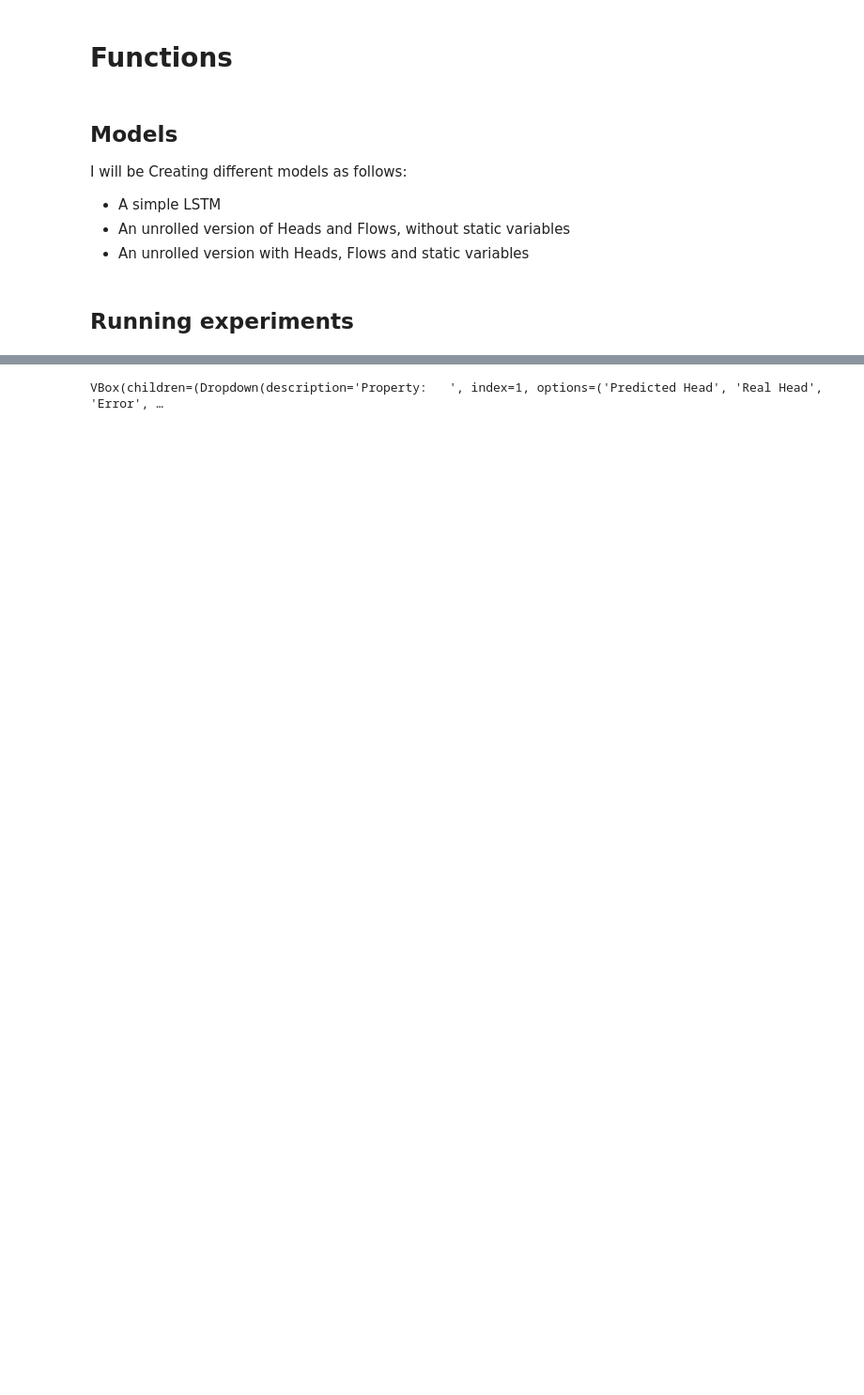
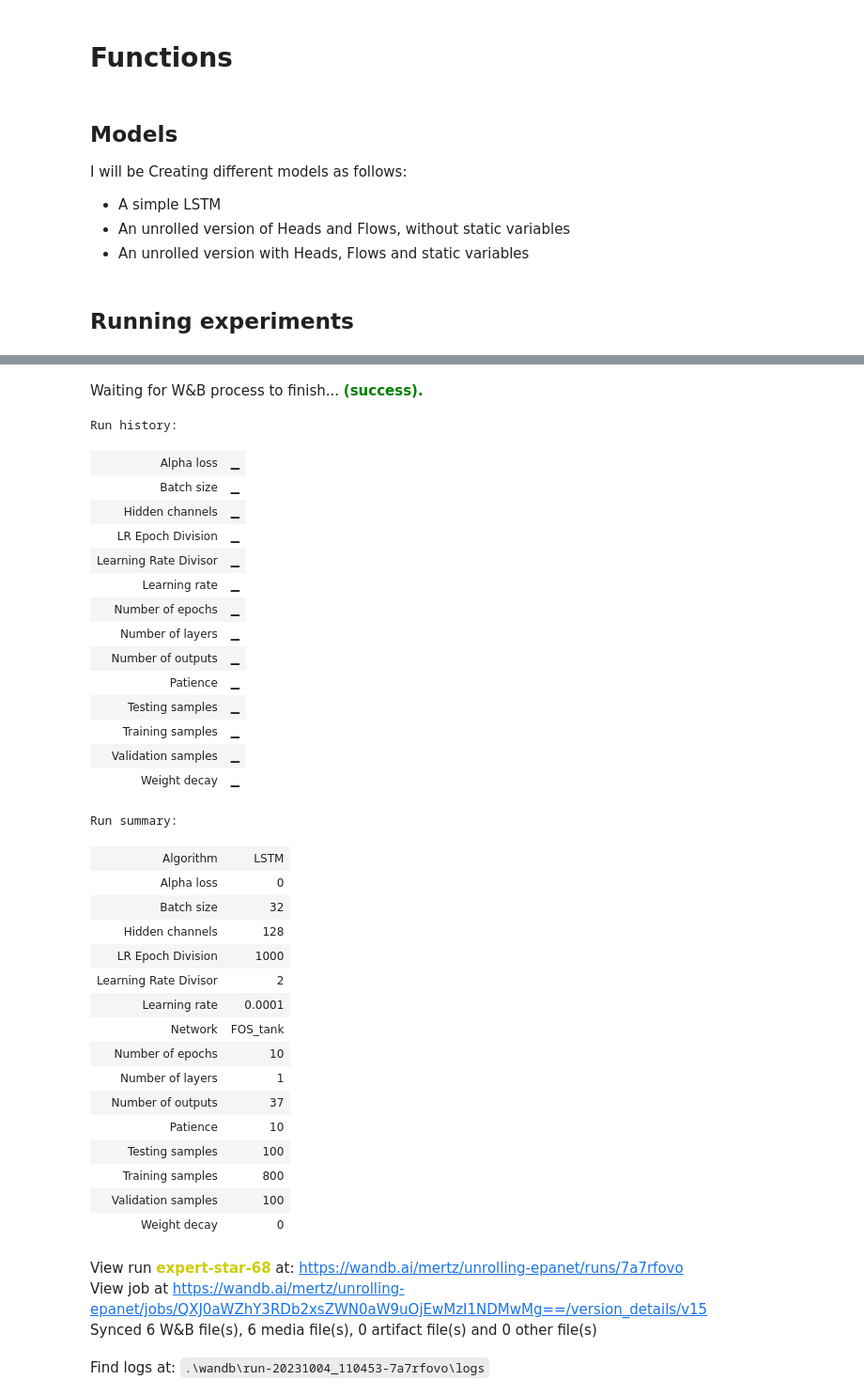
Before and after one commit to albertsolaroca/GGANet, a Jupyter notebook: main_unrolling/nick_modelling.ipynb, the cells around one changed output, grey strips where cells are left out. Shown at 94% size. Drawn from its saved outputs; the diff is of its cells as text; code cells hidden in the pictures; blank space fills up the shorter version.

```diff
--- a/main_unrolling/nick_modelling.ipynb
+++ b/main_unrolling/nick_modelling.ipynb
@@ -718,6 +731,7 @@ Early Stopping
 # %%
 from utils.Dashboard import Dashboard
 from IPython.display import display
+import plotly.io as pio
 
 _,_,_, pred, real, time = testing(model, val_loader)
 pred = pred.reshape(-1,n_nodes)
@@ -727,6 +741,24 @@ real = real.reshape(-1,n_nodes)
 type_array = (val_database[0].type_1H == 0) | (val_database[0].type_1H == 2)
 d = Dashboard(pd.DataFrame(real[0:24, :]),pd.DataFrame(pred[0:24, :]),to_networkx(val_dataset[0],node_attrs=['pos', 'ID']),type_array)
 f = d.display_results()
-display(f)
+
+for i in [0, 1, 7, 36]:
+	plt.plot(real[0:24, i], label="Real")
+	plt.plot(pred[0:24, i], label="Predicted")
+	plt.ylabel('Head')
+	plt.xlabel('Timestep')
+	plt.legend()
+	wandb.log({f'Node {i}': wandb.Image(plt)})
+	plt.close()
+
+# Create a table
+
+# Add Plotly figure as HTML file into Table
+# table = wandb.Table(columns = ["Figure" + str(i)])
+# with open('./my_HTML_' + str(i) + '.html', 'r', encoding='utf-8') as file:
+# 	html_content = file.read()
+# table.add_data(wandb.Html(html_content))
+# display(f)
+wandb.finish()
 # %% [output]
 [interactive output not drawn]
@@ -734,4 +765,40 @@ display(f)
+Waiting for W&B process to finish... (success).
-VBox(children=(Dropdown(description='Property:   ', index=1, options=('Predicted Head', 'Real Head', 'Error', …
+Run history:
+| Alpha loss | ▁ |
+| Batch size | ▁ |
+| Hidden channels | ▁ |
+| LR Epoch Division | ▁ |
+| Learning Rate Divisor | ▁ |
+| Learning rate | ▁ |
+| Number of epochs | ▁ |
+| Number of layers | ▁ |
+| Number of outputs | ▁ |
+| Patience | ▁ |
+| Testing samples | ▁ |
+| Training samples | ▁ |
+| Validation samples | ▁ |
+| Weight decay | ▁ |
+Run summary:
+| Algorithm | LSTM |
+| Alpha loss | 0 |
+| Batch size | 32 |
+| Hidden channels | 128 |
+| LR Epoch Division | 1000 |
+| Learning Rate Divisor | 2 |
+| Learning rate | 0.0001 |
+| Network | FOS_tank |
+| Number of epochs | 10 |
+| Number of layers | 1 |
+| Number of outputs | 37 |
+| Patience | 10 |
+| Testing samples | 100 |
+| Training samples | 800 |
+| Validation samples | 100 |
+| Weight decay | 0 |
+View run expert-star-68 at: https://wandb.ai/mertz/unrolling-epanet/runs/7a7rfovo
+View job at https://wandb.ai/mertz/unrolling-epanet/jobs/QXJ0aWZhY3RDb2xsZWN0aW9uOjEwMzI1NDMwMg==/version_details/v15
+Synced 6 W&B file(s), 6 media file(s), 0 artifact file(s) and 0 other file(s)
+Find logs at: .\wandb\run-20231004_110453-7a7rfovo\logs
 # %%
 import os
 import regex as re
```
Also changed, not shown: parts of 6 cells of this notebook, 7 other files.
